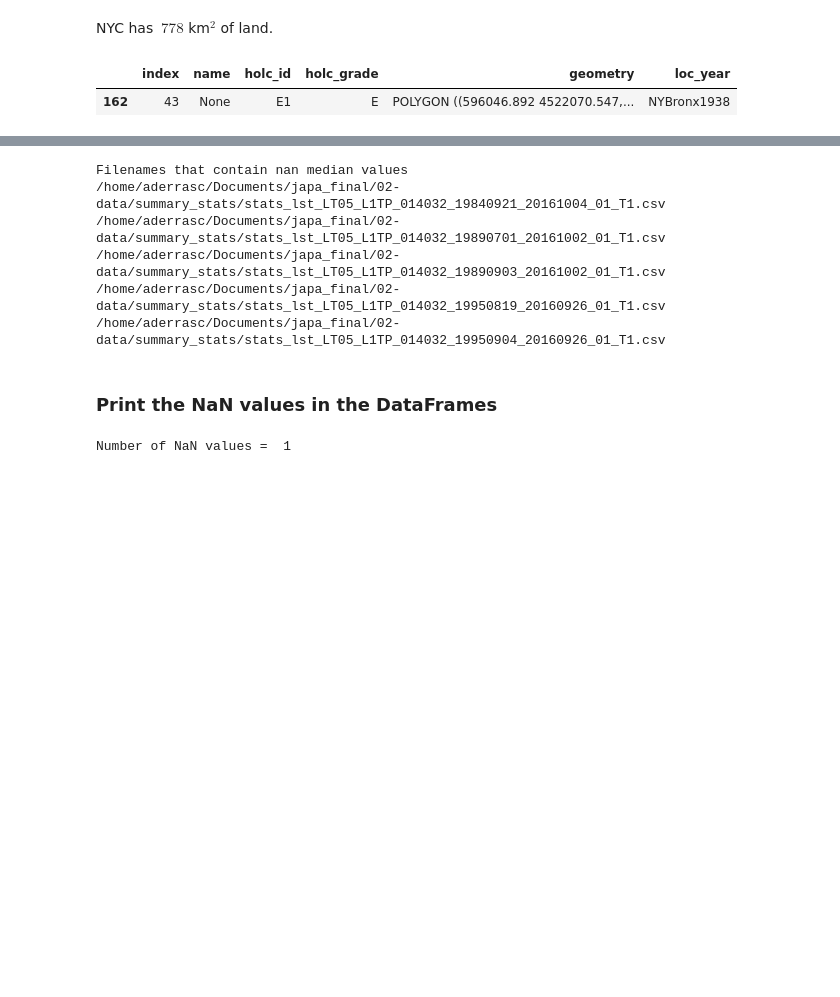
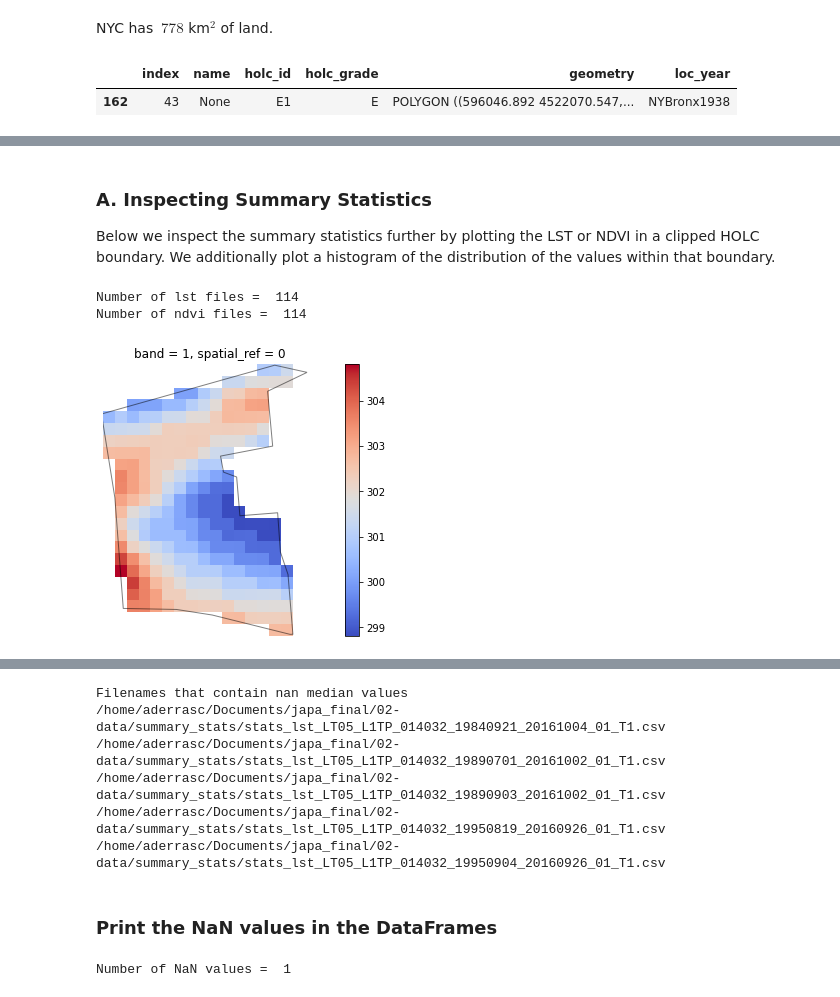
Before and after one commit to aderras/nyc-lst-ndvi, a Jupyter notebook: 00-notebooks/4_compute_summary_stats.ipynb, the cells around one changed output, grey strips where cells are left out. Saved outputs shown, nothing was run; the diff lists cells and outputs as text; code cells hidden in the pictures; blank space fills up the shorter version.

```diff
--- a/00-notebooks/4_compute_summary_stats.ipynb
+++ b/00-notebooks/4_compute_summary_stats.ipynb
@@ -60,6 +60,7 @@ import numpy as np
 # For plotting
 import matplotlib.pyplot as plt
 
+# Import directories
 DIR_DATA = DIR_PARENT + "/02-data"
 
 DIR_STATS = DIR_DATA + "/summary_stats"
@@ -77,6 +78,11 @@ DIR_FIGS = DIR_PARENT + "/03-figs"
 keys_stats = ["median","mean","min","max","std","num_pixels"]
 
 def compute_stats(clipped_file):
+    """
+    Compute the median, mean, min, max pixel for a clipped boundary.
+    Additionally compute the standard deviation and the number of
+    non-NaN pixels. Return a dictionary.
+    """
     stats = {"median": clipped_file.median().values,
             "mean": clipped_file.mean().values,
             "min": clipped_file.min().values,
@@ -86,12 +92,16 @@ def compute_stats(clipped_file):
     return stats
 
 def get_row_df(df, row_loc):
+    """Get the row_loc'th row of a datafram. (Was having issues with
+    .loc[], which is essentially what this does.)"""
     return df[df.index==row_loc]
 
 def parse_date_fname(fname):
     """Parse the datetime from the summary statisics filename"""
     return pd.to_datetime(fname.split("_")[8])
+
 def datetime_year(y):
+    """Make a datetime object from a given year"""
     return pd.to_datetime("1Jan"+str(y))
 
 """Get all the clipped LST and NDVI filenames
@@ -115,6 +125,7 @@ df_holc = df_holc.to_crs(crs_landsat)
 df_holc["loc_year"] = shapefile_names_holc[0].split("/")[-2]
 print(shapefile_names_holc[0].split("/")[-2], ", ", len(df_holc))
 
+"""Concatenate all the HOLC boundaries into a Dataframe."""
 for fn in shapefile_names_holc[1:]:
     df = gpd.read_file(fn)
     df = df.to_crs(crs_landsat)
@@ -125,6 +136,7 @@ for fn in shapefile_names_holc[1:]:
 
 df_holc.reset_index(inplace=True)
 
+"""Print the number of boundaries and the total area"""
 print("\n")
 for holc_grade in ["A","B","C","D"]:
     holc_geos = df_holc[df_holc["holc_grade"]==holc_grade]["geometry"]
@@ -197,3 +206,51 @@ for fn in clipped_filenames:
     df_holc_stats = pd.DataFrame(df_holc_stats)
     print("Saving ",exportname)
     df_holc_stats.to_csv(exportname, index=False)
+# %% [markdown]
+### A. Inspecting Summary Statistics
+
+Below we inspect the summary statistics further by plotting the LST or NDVI in a clipped HOLC boundary. We additionally plot a histogram of the distribution of the values within that boundary.
+# %%
+# Get all the summary stats and split into NDVI and LST
+lst_names = [x for x in clipped_filenames if "lst_L" in x \
+                     and "ext" not in x]
+ndvi_names = [x for x in clipped_filenames if "ndvi_L" in x \
+                      and "ext" not in x]
+print("Number of lst files = ", len(lst_names))
+print("Number of ndvi files = ", len(ndvi_names))
+# %% [output]
+Number of lst files =  114
+Number of ndvi files =  114
+# %%
+## USER INPUTS #####################################################################
+obs_choice = 0 # OPTIONS: 0 for LST and 1 for NDVI
+column_choice = "median" # OPTIONS: median, mean, min, max, std
+boundary_index = 0
+fn_index = 0 # Number between 0 and len(lst_names)-1
+## END USER INPUTS #################################################################
+
+clipping_boundary = get_row_df(df_holc,boundary_index)["geometry"]
+
+"""Get the filename"""
+fn = ndvi_names[fn_index]
+if obs_choice==0: fn = lst_names[fn_index]
+
+"""Import the file"""
+clipped = helpers.open_and_clip(fn, clipping_boundary)
+clipped_masked = clipped.where(clipped != -9999.0)
+
+"""Plot the boundary overlaid on the image"""
+f, ax = plt.subplots(figsize=(10, 5))
+if obs_choice==0:
+    im = clipped_masked.plot.imshow(ax=ax, cmap="coolwarm")
+    # clb = plt.colorbar(im)
+    # clb.set_label("K", labelpad=-40, y=1.05, rotation=0)
+else:
+    clipped_masked.plot.imshow(ax=ax, cmap="YlGn")
+clipping_boundary.plot(ax=ax, alpha=.5,color="none", edgecolor="black")
+# ax.set(title=lbls_plot[obs_choice]+" "+df_mean_stats.loc[0]["landsat_id"])
+ax.set_axis_off()
+
+# plt.savefig(DIR_FIGS + "/cloud-cover-example-holc-boundary.png", bbox_inches = "tight")
+# %% [output]
+[figure, added]
```
Also changed, not shown: parts of 15 cells of this notebook.
